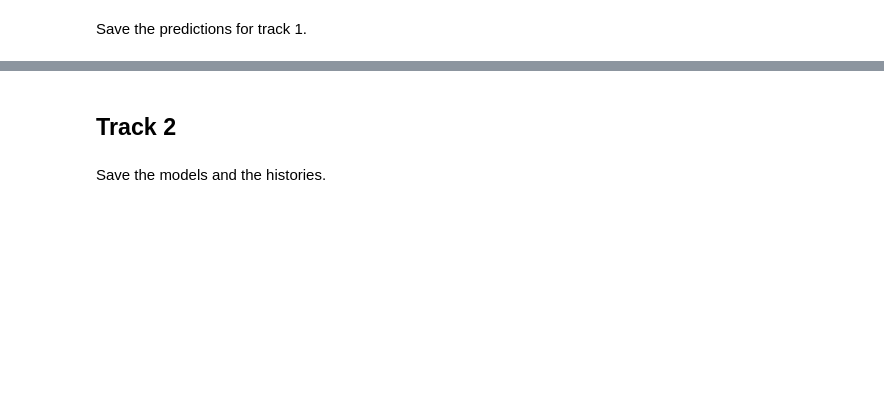
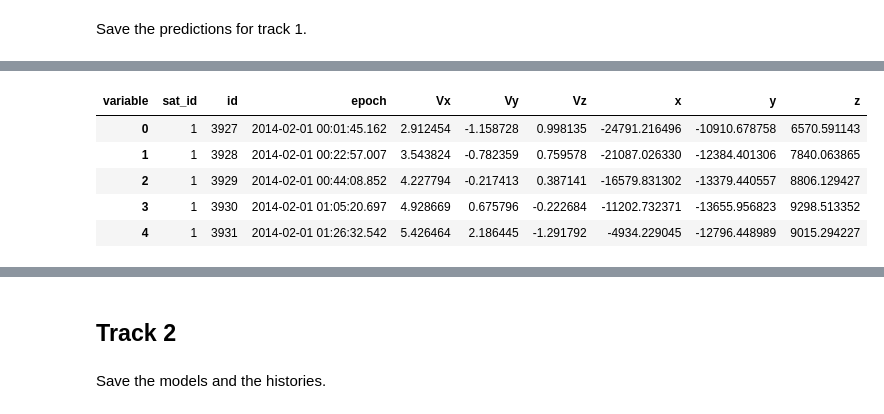
Before and after one commit to MaxHalford/idao-2020-qualifier, a Jupyter notebook: auto-regression.ipynb, the cells around one changed output, grey strips where cells are left out. Cells and saved outputs as stored; diff of their text form; code cells hidden in the pictures; blank space fills up the shorter version.

```diff
--- a/auto-regression.ipynb
+++ b/auto-regression.ipynb
@@ -266,0 +348,18 @@ id,x,y,z,Vx,Vy,Vz
+# %%
+speed_preds = correct_preds.copy()
+
+#Get the time difference between two observations in seconds
+correct_preds["time_delta"] = correct_preds.groupby('sat_id').epoch.diff().bfill()
+correct_preds["time_delta"] = correct_preds['time_delta'].apply(lambda t: t.total_seconds())
+
+for var in ('x', 'y', 'z'):
+    speed_preds[f"V{var}"] = correct_preds.groupby('sat_id')[var].diff().shift(-1).ffill() / correct_preds.time_delta
+
+speed_preds.head()
+# %% [output]
+| variable | sat_id | id | epoch | Vx | Vy | Vz | x | y | z |
+| 0 | 1 | 3927 | 2014-02-01 00:01:45.162 | 2.912454 | -1.158728 | 0.998135 | -24791.216496 | -10910.678758 | 6570.591143 |
+| 1 | 1 | 3928 | 2014-02-01 00:22:57.007 | 3.543824 | -0.782359 | 0.759578 | -21087.026330 | -12384.401306 | 7840.063865 |
+| 2 | 1 | 3929 | 2014-02-01 00:44:08.852 | 4.227794 | -0.217413 | 0.387141 | -16579.831302 | -13379.440557 | 8806.129427 |
+| 3 | 1 | 3930 | 2014-02-01 01:05:20.697 | 4.928669 | 0.675796 | -0.222684 | -11202.732371 | -13655.956823 | 9298.513352 |
+| 4 | 1 | 3931 | 2014-02-01 01:26:32.542 | 5.426464 | 2.186445 | -1.291792 | -4934.229045 | -12796.448989 | 9015.294227 |
```
Also changed, not shown: parts of 13 cells of this notebook, 1 other file.
